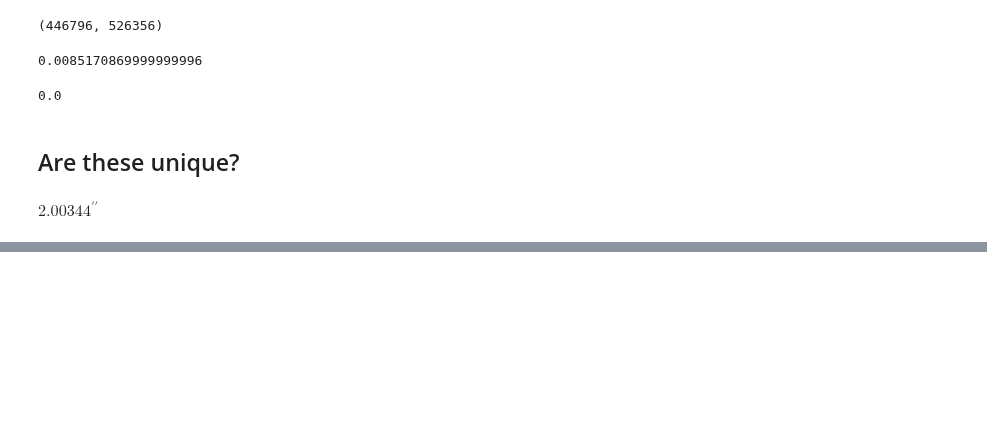
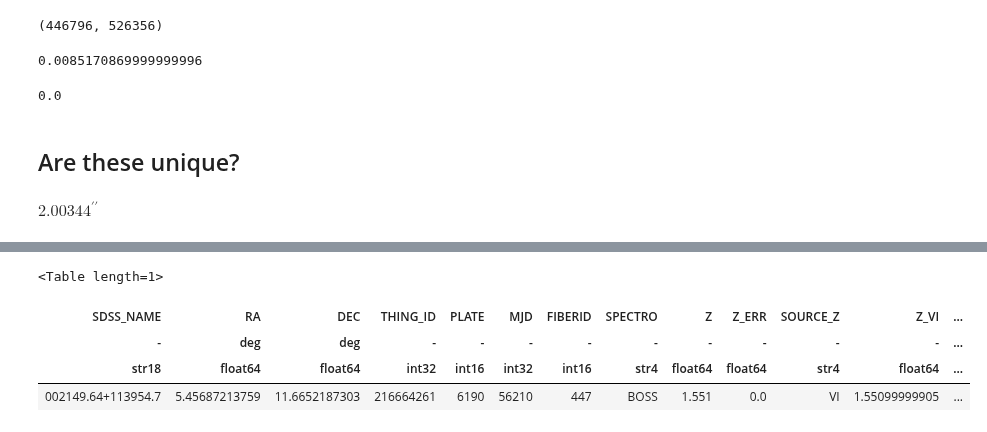
Before and after one commit to specdb/igmspec, a Jupyter notebook: docs/datasets/BOSS_DR14.ipynb, the cells around one changed output, grey strips where cells are left out. Saved outputs shown, nothing was run; the diff lists cells and outputs as text; code cells hidden in the pictures; blank space fills up the shorter version.

```diff
--- a/docs/datasets/BOSS_DR14.ipynb
+++ b/docs/datasets/BOSS_DR14.ipynb
@@ -57,0 +129,8 @@ $2.00344\mathrm{{}^{\prime\prime}}$
+# %%
+dr14[bad]
+# %% [output]
+<Table length=1>
+| SDSS_NAME | RA | DEC | THING_ID | PLATE | MJD | FIBERID | SPECTRO | Z | Z_ERR | SOURCE_Z | Z_VI | ... |
+| - | deg | deg | - | - | - | - | - | - | - | - | - | ... |
+| str18 | float64 | float64 | int32 | int16 | int32 | int16 | str4 | float64 | float64 | str4 | float64 | ... |
+| 002149.64+113954.7 | 5.45687213759 | 11.6652187303 | 216664261 | 6190 | 56210 | 447 | BOSS | 1.551 | 0.0 | VI | 1.55099999905 | ... |
```
Also changed, not shown: parts of 20 cells of this notebook, 3 other files.
